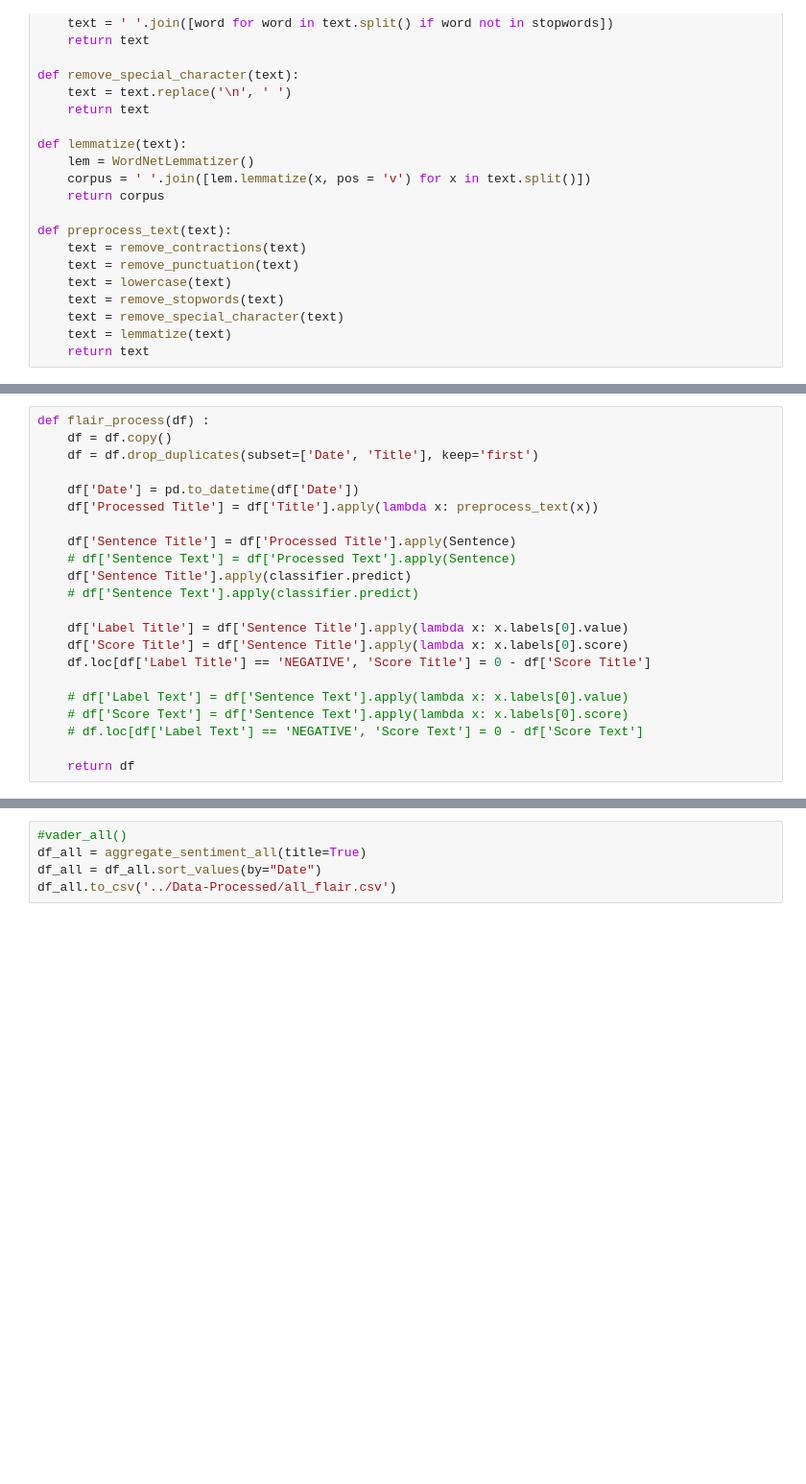
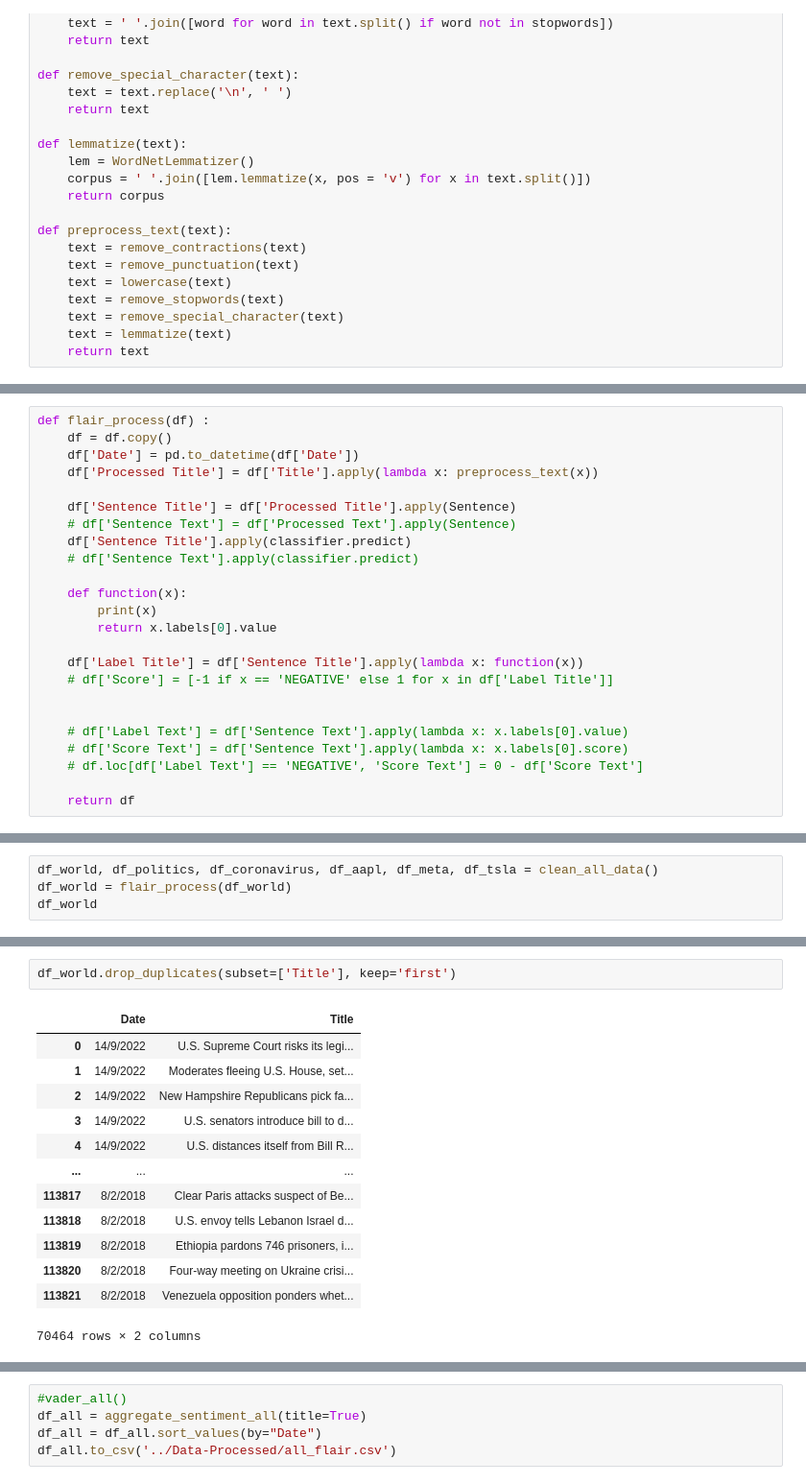
Before and after one commit to eltontay/Stock-Returns-Prediction-ML-Textual-Analysis, a Jupyter notebook: Data-Models/Flair-News-Analysis.ipynb, the cells around one changed output, grey strips where cells are left out. Shown at 96% size. Drawn from its saved outputs; the diff is of its cells as text; blank space fills up the shorter version.

```diff
--- a/Data-Models/Flair-News-Analysis.ipynb
+++ b/Data-Models/Flair-News-Analysis.ipynb
@@ -92,8 +133,6 @@ classifier = TextClassifier.load('en-sentiment')
 # %%
 def flair_process(df) :
     df = df.copy()
-    df = df.drop_duplicates(subset=['Date', 'Title'], keep='first')
-
     df['Date'] = pd.to_datetime(df['Date'])
     df['Processed Title'] = df['Title'].apply(lambda x: preprocess_text(x))
 
@@ -102,9 +141,13 @@ def flair_process(df) :
     df['Sentence Title'].apply(classifier.predict)
     # df['Sentence Text'].apply(classifier.predict)
 
-    df['Label Title'] = df['Sentence Title'].apply(lambda x: x.labels[0].value)
-    df['Score Title'] = df['Sentence Title'].apply(lambda x: x.labels[0].score)
-    df.loc[df['Label Title'] == 'NEGATIVE', 'Score Title'] = 0 - df['Score Title']
+    def function(x):
+        print(x)
+        return x.labels[0].value
+
+    df['Label Title'] = df['Sentence Title'].apply(lambda x: function(x))
+    # df['Score'] = [-1 if x == 'NEGATIVE' else 1 for x in df['Label Title']]
+
 
     # df['Label Text'] = df['Sentence Text'].apply(lambda x: x.labels[0].value)
     # df['Score Text'] = df['Sentence Text'].apply(lambda x: x.labels[0].score)
@@ -163,0 +214,4 @@ def flair_all():
+# %%
+df_world, df_politics, df_coronavirus, df_aapl, df_meta, df_tsla = clean_all_data()
+df_world = flair_process(df_world)
+df_world
@@ -164,3 +221,19 @@ def flair_all():
+# %%
+df_world.drop_duplicates(subset=['Title'], keep='first')
+# %% [output]
+|  | Date | Title |
+| 0 | 14/9/2022 | U.S. Supreme Court risks its legi... |
+| 1 | 14/9/2022 | Moderates fleeing U.S. House, set... |
+| 2 | 14/9/2022 | New Hampshire Republicans pick fa... |
+| 3 | 14/9/2022 | U.S. senators introduce bill to d... |
+| 4 | 14/9/2022 | U.S. distances itself from Bill R... |
+| ... | ... | ... |
+| 113817 | 8/2/2018 | Clear Paris attacks suspect of Be... |
+| 113818 | 8/2/2018 | U.S. envoy tells Lebanon Israel d... |
+| 113819 | 8/2/2018 | Ethiopia pardons 746 prisoners, i... |
+| 113820 | 8/2/2018 | Four-way meeting on Ukraine crisi... |
+| 113821 | 8/2/2018 | Venezuela opposition ponders whet... |
+70464 rows × 2 columns
 # %%
 flair_all()
 # %% [output]
```
Also changed, not shown: parts of 9 cells of this notebook, 15 other files.
